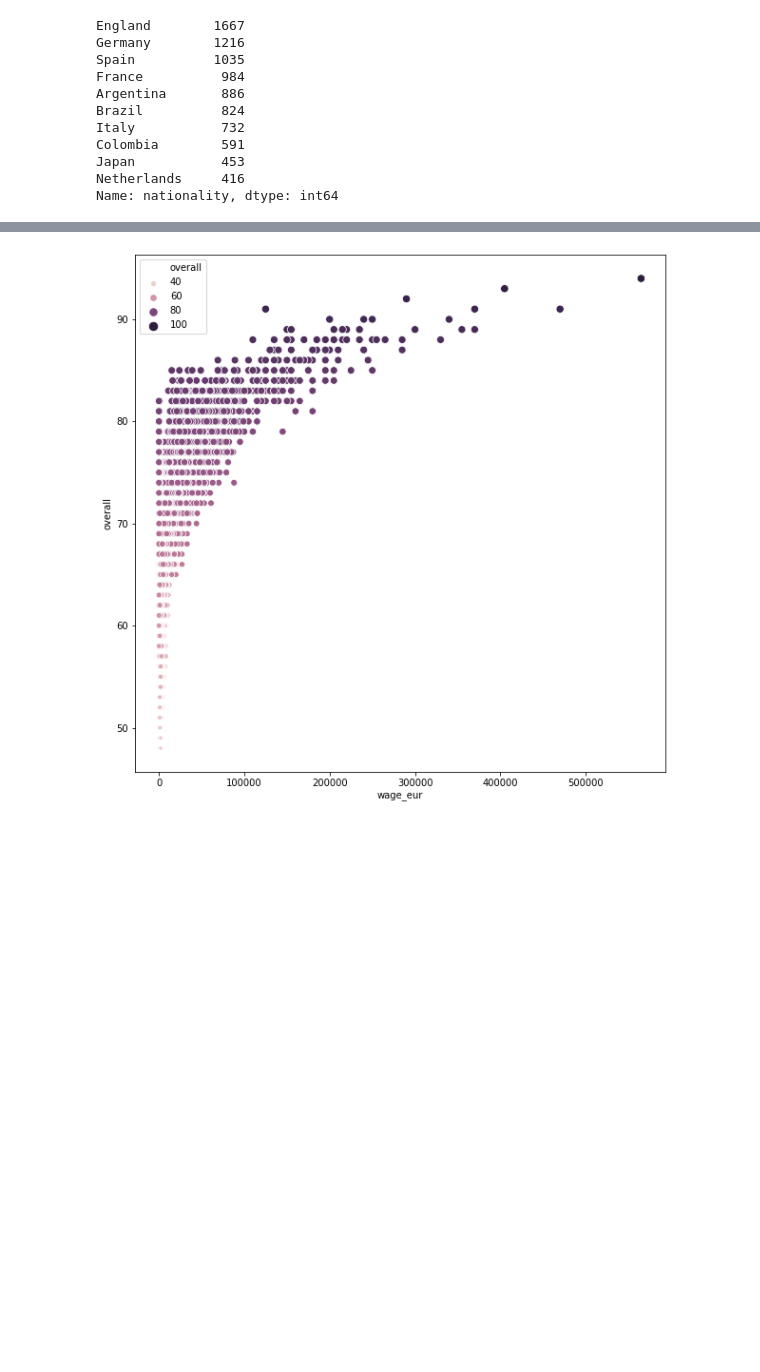
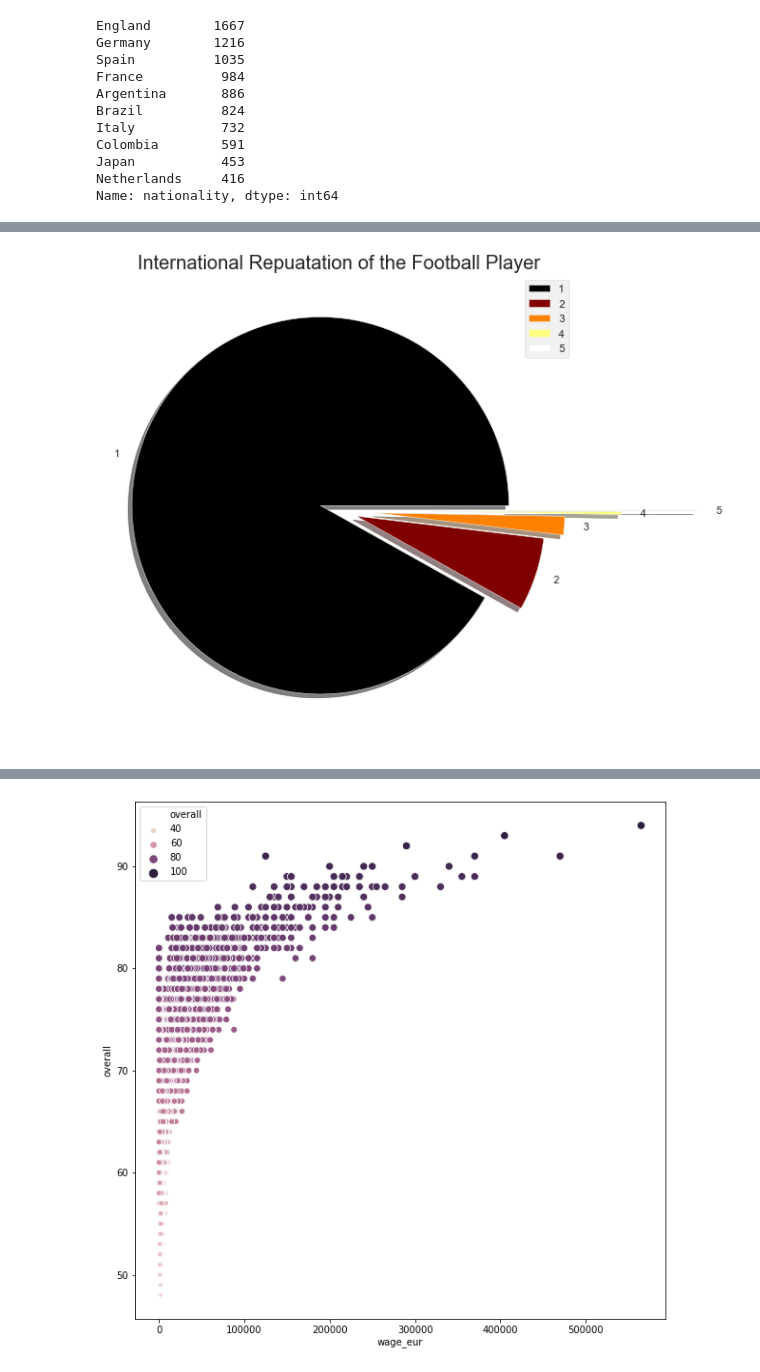
Before and after one commit to Arunima1992/Fifa20, a Jupyter notebook: Fifa20_Analysis.ipynb, the cells around one changed output, grey strips where cells are left out. Drawn from its saved outputs; the diff is of its cells as text; code cells hidden in the pictures; blank space fills up the shorter version.

```diff
--- a/Fifa20_Analysis.ipynb
+++ b/Fifa20_Analysis.ipynb
@@ -102,2 +111,18 @@ plt.show()
+# %%
+#Pie chart to represent share of international repuatation
+#Creating a function to create piecharts
+def piechart(variable, title, color):
+    labels = ['1', '2', '3', '4', '5']
+    variable = variable.value_counts()
+    explode = [0.1, 0.1, 0.2, 0.5, 0.9]
+    plt.rcParams['figure.figsize'] = (9, 9)
+    plt.pie(variable, labels = labels, colors = color, explode = explode, shadow = True)
+    plt.title(title, fontsize = 20)
+    plt.legend()
+    plt.show()
+
+piechart(df['international_reputation'], 'International Repuatation of the Football Player', plt.cm.afmhot(np.linspace(0, 1, 5)))
+# %% [output]
+[figure, added]
 # %%
 #Checking the correlation between the features
```
Also changed, not shown: parts of 10 cells of this notebook.
